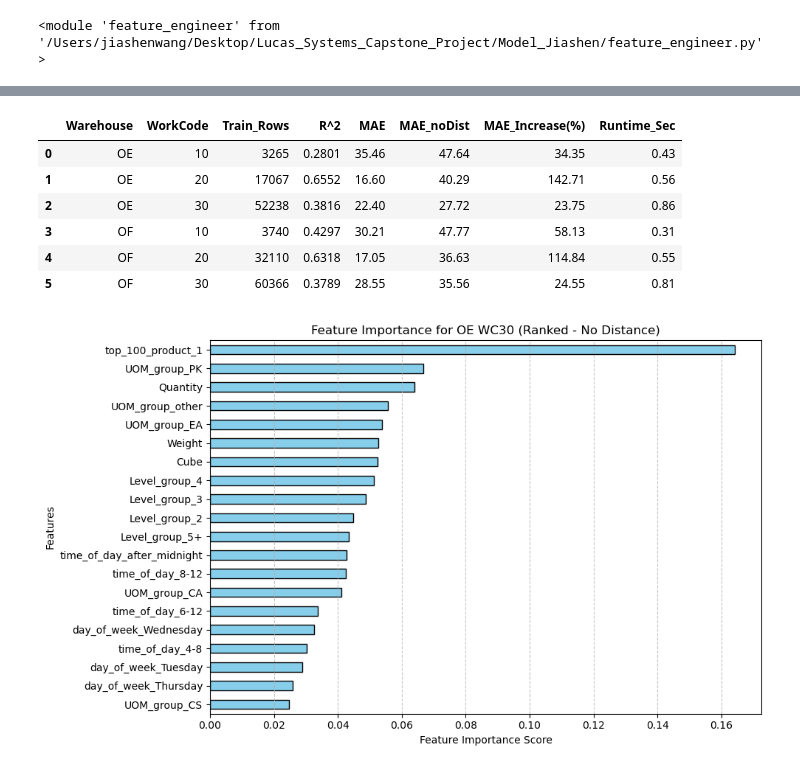
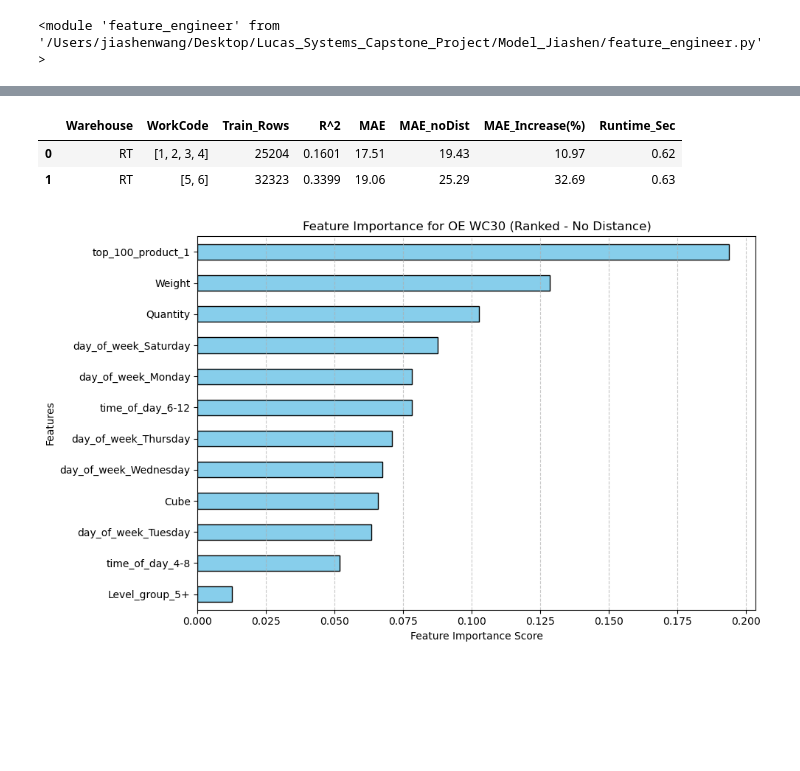
Before and after one commit to JiashenWangg/Lucas_Systems_Capstone_Project, a Jupyter notebook: Model_Jiashen/xgboost.ipynb, the cells around one changed output, grey strips where cells are left out. Saved outputs shown, nothing was run; the diff lists cells and outputs as text; code cells hidden in the pictures; blank space fills up the shorter version.

Commit message:
Update processing and feature enigneering pipeline, RT modeling with and without distance, by chunk, and grouped by WC

```diff
--- a/Model_Jiashen/xgboost.ipynb
+++ b/Model_Jiashen/xgboost.ipynb
@@ -13,8 +13,10 @@ importlib.reload(feature_engineer)
 <module 'feature_engineer' from '/Users/jiashenwang/Desktop/Lucas_Systems_Capstone_Project/Model_Jiashen/feature_engineer.py'>
 # %%
 # Configurations
-warehouses = ["OE", "OF"]
-work_codes = ["10", "20", "30"]
+#warehouses = ["OE", "OF"]
+#work_codes = ["10", "20", "30"]
+warehouses = ["RT"]
+work_codes = [["1", "2", "3", "4"], ["5", "6"]]
 max_time = 300
 models = []
 results = []
@@ -150,34 +136,30 @@ display_df = display_df[cols]
 display(display_df)
 # %% [output]
 |  | Warehouse | WorkCode | Train_Rows | R^2 | MAE | MAE_noDist | MAE_Increase(%) | Runtime_Sec |
-| 0 | OE | 10 | 3265 | 0.2801 | 35.46 | 47.64 | 34.35 | 0.43 |
-| 1 | OE | 20 | 17067 | 0.6552 | 16.60 | 40.29 | 142.71 | 0.56 |
-| 2 | OE | 30 | 52238 | 0.3816 | 22.40 | 27.72 | 23.75 | 0.86 |
-| 3 | OF | 10 | 3740 | 0.4297 | 30.21 | 47.77 | 58.13 | 0.31 |
-| 4 | OF | 20 | 32110 | 0.6318 | 17.05 | 36.63 | 114.84 | 0.55 |
-| 5 | OF | 30 | 60366 | 0.3789 | 28.55 | 35.56 | 24.55 | 0.81 |
+| 0 | RT | [1, 2, 3, 4] | 25204 | 0.1601 | 17.51 | 19.43 | 10.97 | 0.62 |
+| 1 | RT | [5, 6] | 32323 | 0.3399 | 19.06 | 25.29 | 32.69 | 0.63 |
 # %%
 import pandas as pd
 import matplotlib.pyplot as plt
 
 # 1. Select the model
-oe_wc30_model_nodist = models_nodist[2]
+oe_wc30_model_nodist = models_nodist[1]
 
 # 2. Create a Series using the model's internal feature names to prevent index mismatch
 feat_importances = pd.Series(
     oe_wc30_model_nodist.feature_importances_,
     index=oe_wc30_model_nodist.feature_names_in_
 ).sort_values(ascending=True)
 
 # 3. Plotting
 plt.figure(figsize=(10, 6))
 feat_importances.plot(kind='barh', color='skyblue', edgecolor='black')
 
 plt.xlabel("Feature Importance Score")
 plt.ylabel("Features")
 plt.title("Feature Importance for OE WC30 (Ranked - No Distance)")
 plt.grid(axis='x', linestyle='--', alpha=0.7)
 plt.tight_layout()
 plt.show()
 # %% [output]
-[figure, old version]
+[figure, new version]
```
Also changed, not shown: parts of 2 cells of this notebook, 9 other files.
